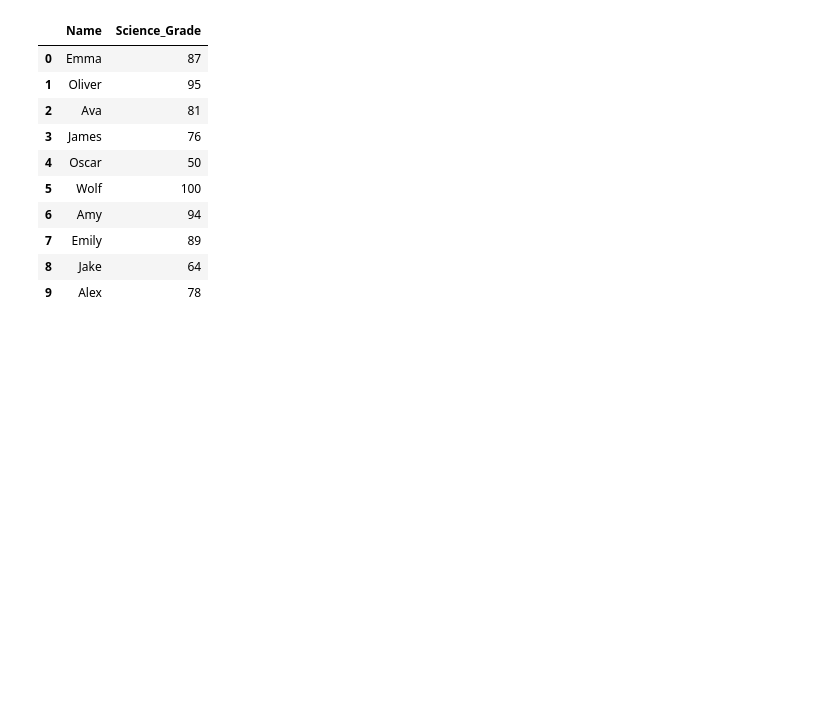
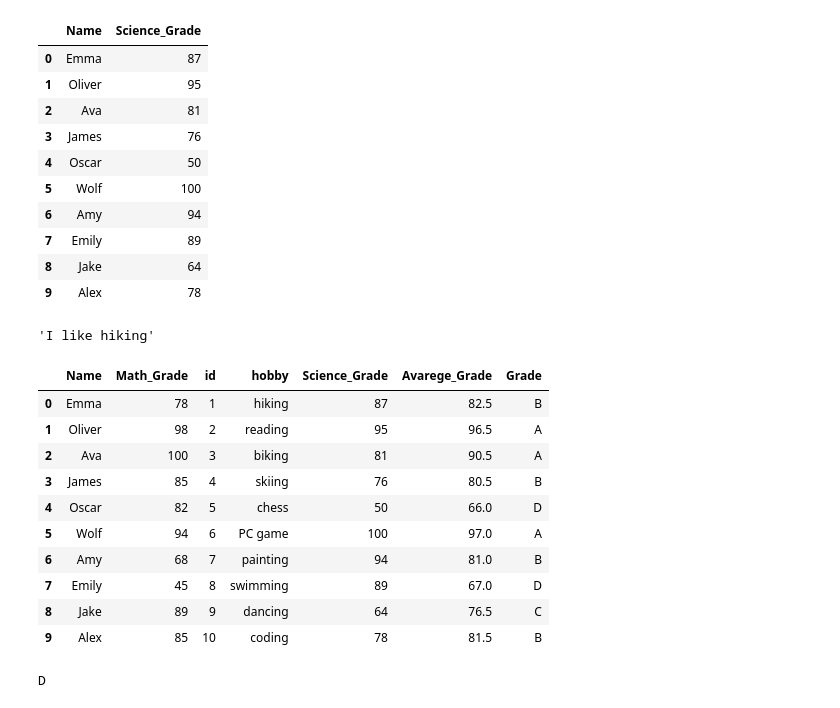
Before and after one commit to byambaa1982/python_cources_for_beginers, a Jupyter notebook: Mini Project 1/Pandas_3.ipynb, the cells around one changed output. Saved outputs shown, nothing was run; the diff lists cells and outputs as text; code cells hidden in the pictures; blank space fills up the shorter version.

```diff
--- a/Mini Project 1/Pandas_3.ipynb
+++ b/Mini Project 1/Pandas_3.ipynb
@@ -197,3 +199,45 @@ df3
 | 7 | Emily | 89 |
 | 8 | Jake | 64 |
 | 9 | Alex | 78 |
+# %%
+def make_grade(x):
+  if x >= 90 and x <=100:
+
+    return "A"
+  elif x >= 80 and x < 90:
+
+    return 'B'
+  elif x >= 70 and x < 80:
+
+    return 'C'
+  elif x >= 60 and x < 70:
+
+    return 'D'
+  else:
+
+    return 'F'
+# %%
+"I like " + "hiking"
+# %% [output]
+'I like hiking'
+# %%
+joined_df['Avarege_Grade'] = (joined_df['Math_Grade']+joined_df['Science_Grade'])/2
+joined_df['Grade'] = joined_df['Avarege_Grade'].map(lambda x: make_grade(x))
+joined_df["my_hobby"] = # finish
+joined_df
+# %% [output]
+|  | Name | Math_Grade | id | hobby | Science_Grade | Avarege_Grade | Grade |
+| 0 | Emma | 78 | 1 | hiking | 87 | 82.5 | B |
+| 1 | Oliver | 98 | 2 | reading | 95 | 96.5 | A |
+| 2 | Ava | 100 | 3 | biking | 81 | 90.5 | A |
+| 3 | James | 85 | 4 | skiing | 76 | 80.5 | B |
+| 4 | Oscar | 82 | 5 | chess | 50 | 66.0 | D |
+| 5 | Wolf | 94 | 6 | PC game | 100 | 97.0 | A |
+| 6 | Amy | 68 | 7 | painting | 94 | 81.0 | B |
+| 7 | Emily | 45 | 8 | swimming | 89 | 67.0 | D |
+| 8 | Jake | 89 | 9 | dancing | 64 | 76.5 | C |
+| 9 | Alex | 85 | 10 | coding | 78 | 81.5 | B |
+# %%
+make_grade(65)
+# %% [output]
+D
```
Also changed, not shown: parts of 3 cells of this notebook.
